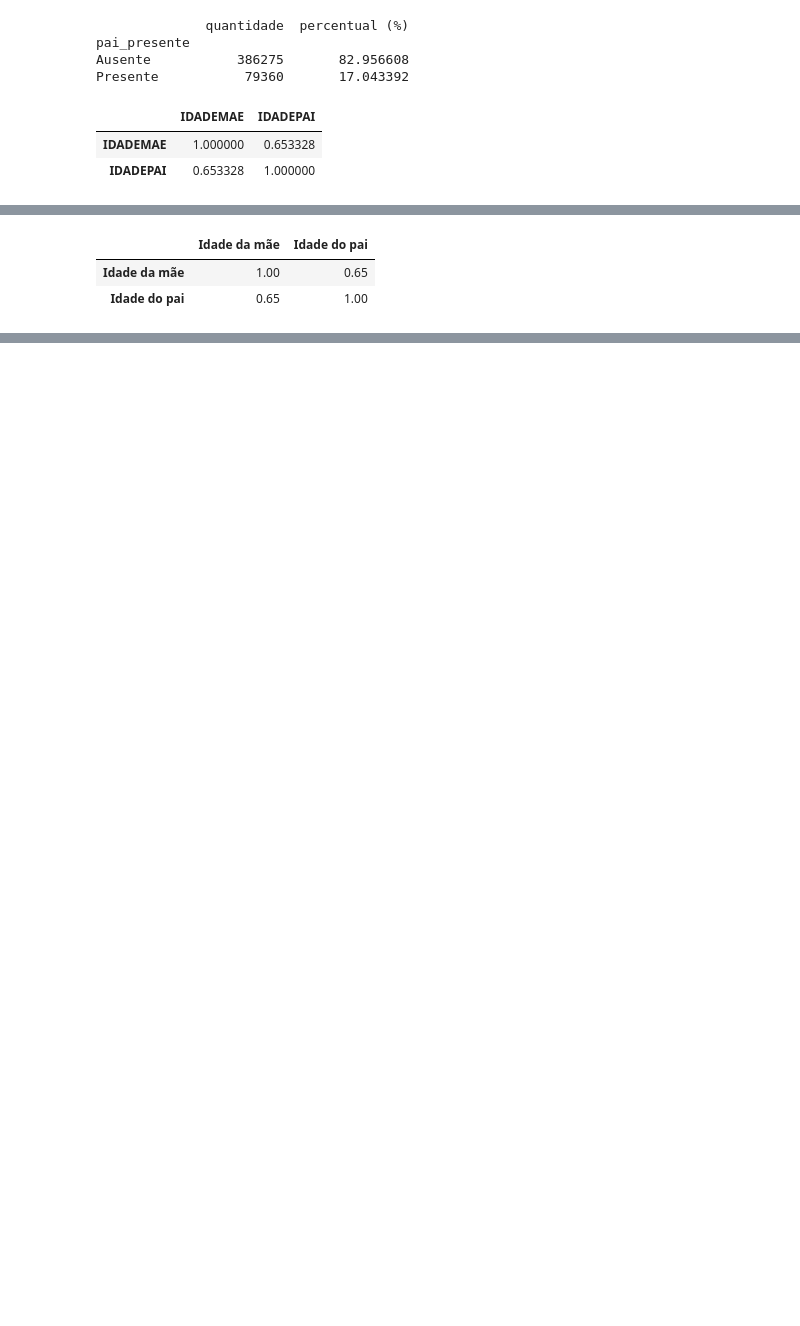
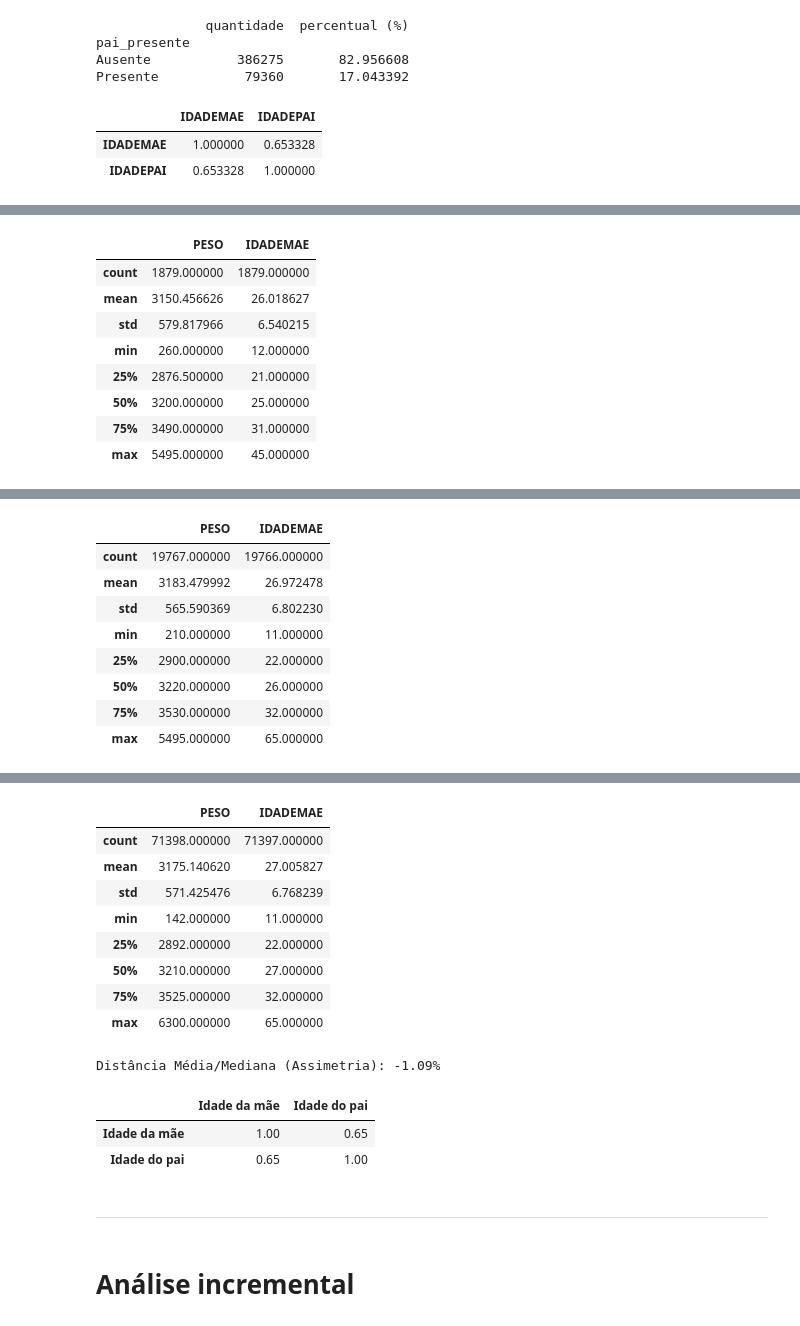
Before and after one commit to ViMirand/Projetos-e-Atividades-da-Faculdade, a Jupyter notebook: Projetos/Atividade - III.ipynb, the cells around one changed output, grey strips where cells are left out. Drawn from its saved outputs; the diff is of its cells as text; code cells hidden in the pictures; blank space fills up the shorter version.

Commit message:
24/04/26
Feito
* Verificação das métricas de cada coluna.
* Reorganização das colunas com data

```diff
--- a/Projetos/Atividade - III.ipynb
+++ b/Projetos/Atividade - III.ipynb
@@ -241,6 +241,11 @@ schema = pa.DataFrameSchema({
         "datetime64[ns]",
         description='Data de nascimento do bebê',
     ),
+    'DATA_HORA_NASC': pa.Column(
+        "datetime64[ns]",
+        description='Data e hora combinadas do nascimento',
+        nullable=True
+    ),
     'SEXO': pa.Column(
         int,
         description = 'Sexo do recém-nascido',
@@ -266,6 +296,16 @@ def Limpeza(df):
         format='%H%M',
         errors='coerce'
     ).dt.time
+
+    datas_str = df['DTNASC'].astype(str)
+    horas_str = df['HORANASC'].astype(str)
+
+    # 3. Combina e converte de volta. O 'errors=coerce' vai transformar o que era 'NaT' em nulo novamente
+    df['DATA_HORA_NASC'] = pd.to_datetime(
+        datas_str + ' ' + horas_str,
+        errors='coerce'
+    )
+
     return df
 # %%
 arquivo = pq.ParquetFile("/home/aluno/Downloads/git/sinasc_reduzidissima_final.parquet")
@@ -380,7 +420,21 @@ df_idade = df_batch[["IDADEMAE", "IDADEPAI"]].dropna()
 
 # cria a tabela de correlação
 tabela_corr = df_idade.corr()
+data_base = df_batch['DTNASC'].min()
 
+intervalos = [pd.Timedelta(hours=12), pd.Timedelta(days=7), pd.Timedelta(weeks=4)]
+
+for tempo in intervalos:
+    data_limite = data_base + tempo
+    df_incremento = df_batch[df_batch['DTNASC'] <= data_limite]
+
+    print(f"Análise para volume: {tempo}")
+    # Aqui você insere as análises da Aula 09:
+    display(df_incremento[['PESO', 'IDADEMAE']].describe())
+
+    # Cálculo da "cauda" (distância média/mediana) como visto na aula
+    distancia = (df_incremento['PESO'].mean() - df_incremento['PESO'].median()) / df_incremento['PESO'].median() * 100
+    print(f"Distância Média/Mediana (Assimetria): {distancia:.2f}%")
 # opcional: deixar mais bonito
 tabela_corr = tabela_corr.rename(
     index={"IDADEMAE": "Idade da mãe", "IDADEPAI": "Idade do pai"},
@@ -392,3 +447,9 @@ tabela_corr.round(2)
-|  | Idade da mãe | Idade do pai |
-| Idade da mãe | 1.00 | 0.65 |
-| Idade do pai | 0.65 | 1.00 |
+|  | PESO | IDADEMAE |
+| count | 1879.000000 | 1879.000000 |
+| mean | 3150.456626 | 26.018627 |
+| std | 579.817966 | 6.540215 |
+| min | 260.000000 | 12.000000 |
+| 25% | 2876.500000 | 21.000000 |
+| 50% | 3200.000000 | 25.000000 |
+| 75% | 3490.000000 | 31.000000 |
+| max | 5495.000000 | 45.000000 |
@@ -394,0 +458,9 @@ tabela_corr.round(2)
+|  | PESO | IDADEMAE |
+| count | 19767.000000 | 19766.000000 |
+| mean | 3183.479992 | 26.972478 |
+| std | 565.590369 | 6.802230 |
+| min | 210.000000 | 11.000000 |
+| 25% | 2900.000000 | 22.000000 |
+| 50% | 3220.000000 | 26.000000 |
+| 75% | 3530.000000 | 32.000000 |
+| max | 5495.000000 | 65.000000 |
@@ -394,0 +469,17 @@ tabela_corr.round(2)
+|  | PESO | IDADEMAE |
+| count | 71398.000000 | 71397.000000 |
+| mean | 3175.140620 | 27.005827 |
+| std | 571.425476 | 6.768239 |
+| min | 142.000000 | 11.000000 |
+| 25% | 2892.000000 | 22.000000 |
+| 50% | 3210.000000 | 27.000000 |
+| 75% | 3525.000000 | 32.000000 |
+| max | 6300.000000 | 65.000000 |
+Distância Média/Mediana (Assimetria): -1.09%
+|  | Idade da mãe | Idade do pai |
+| Idade da mãe | 1.00 | 0.65 |
+| Idade do pai | 0.65 | 1.00 |
+# %% [markdown]
+---
+# %% [markdown]
+# Análise incremental
```
Also changed, not shown: parts of 10 cells of this notebook.
